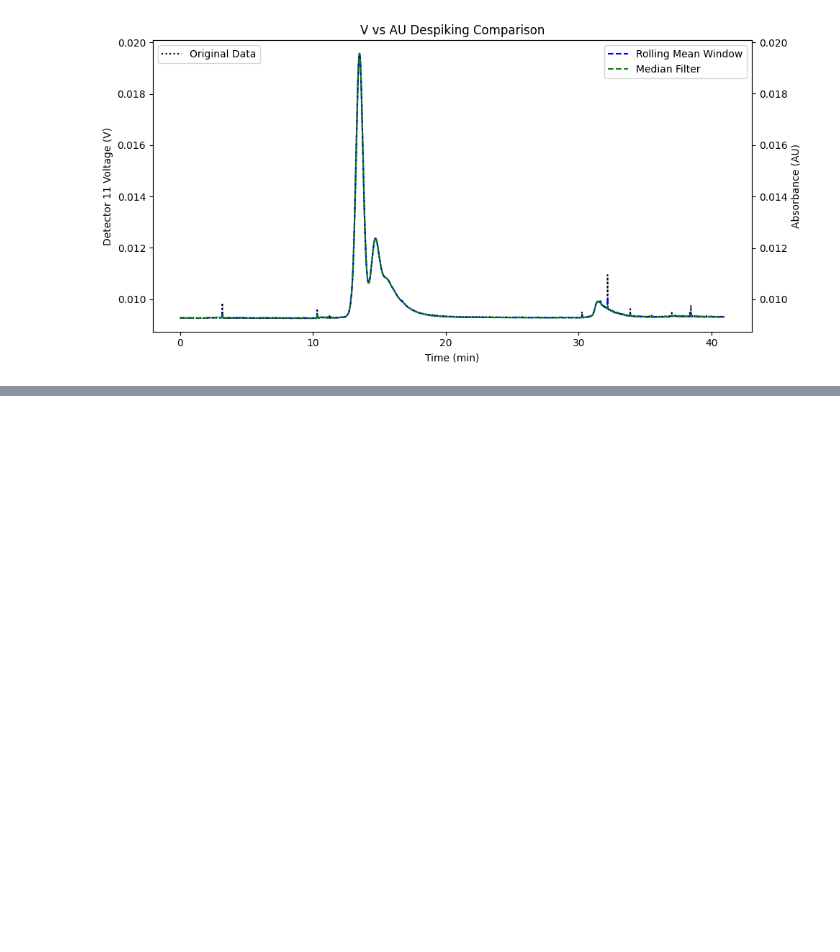
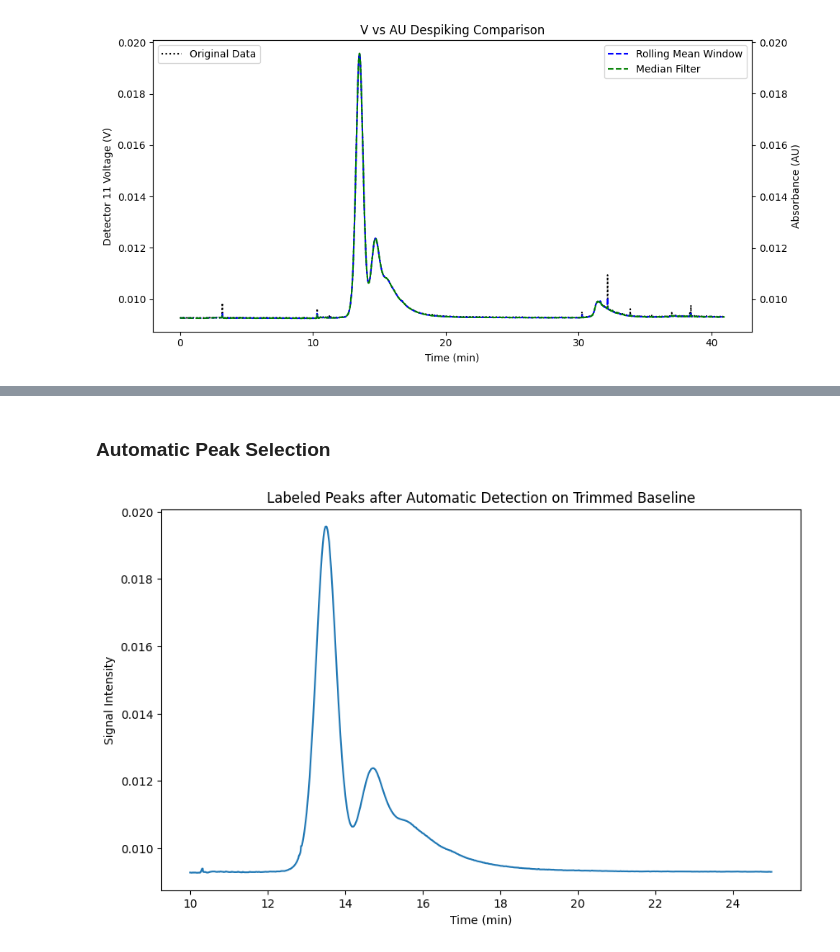
Before and after one commit to CheffySins/NMI-Placement-2024, a Jupyter notebook: Notebooks/NMI - Practical Notebook.ipynb, the cells around one changed output, grey strips where cells are left out. Saved outputs shown, nothing was run; the diff lists cells and outputs as text; code cells hidden in the pictures; blank space fills up the shorter version.

```diff
--- a/Notebooks/NMI - Practical Notebook.ipynb
+++ b/Notebooks/NMI - Practical Notebook.ipynb
@@ -147,0 +263,39 @@ plt.show()
+# %% [markdown]
+### Automatic Peak Selection
+# %%
+baseline_start = 10
+baseline_end = 25
+
+def automatic_peak_detection_with_baseline(time, signal, baseline_start, baseline_end):
+    #Trim baseline
+    baseline_indices = (time >= baseline_start) & (time <= baseline_end)
+    trimmed_time = time[baseline_indices]
+    trimmed_signal = signal[baseline_indices]
+
+    #autodetect peaks
+    peaks, properties = find_peaks(trimmed_signal, height=0.03, distance=5, prominence=0.03)
+
+    # Calculate peak edges based on peak width
+    left_bases = properties['left_bases']
+    right_bases = properties['right_bases']
+
+    #plot with labeled peaks
+    fig, ax = plt.subplots(figsize=(10, 6))
+    ax.plot(trimmed_time, trimmed_signal)
+
+    for i, (start, end) in enumerate(zip(left_bases, right_bases), 1):
+        ax.axvline(x=trimmed_time[start], color='green', linestyle='--')
+        ax.axvline(x=trimmed_time[end], color='green', linestyle='--')
+        ax.text((trimmed_time[start] + trimmed_time[end]) / 2, max(trimmed_signal), f'Peak {i}', color='blue', ha='center')
+
+    ax.set_xlabel('Time (min)')
+    ax.set_ylabel('Signal Intensity')
+    ax.set_title('Labeled Peaks after Automatic Detection on Trimmed Baseline')
+    plt.show()
+
+    peak_ranges = [(trimmed_time[start], trimmed_time[end]) for start, end in zip(left_bases, right_bases)]
+    return peak_ranges
+
+peak_ranges_auto = automatic_peak_detection_with_baseline(time, median_signalIntensity, baseline_start, baseline_end)
+# %% [output]
+[figure, added]
```
Also changed, not shown: parts of 11 cells of this notebook, 5 other files.
